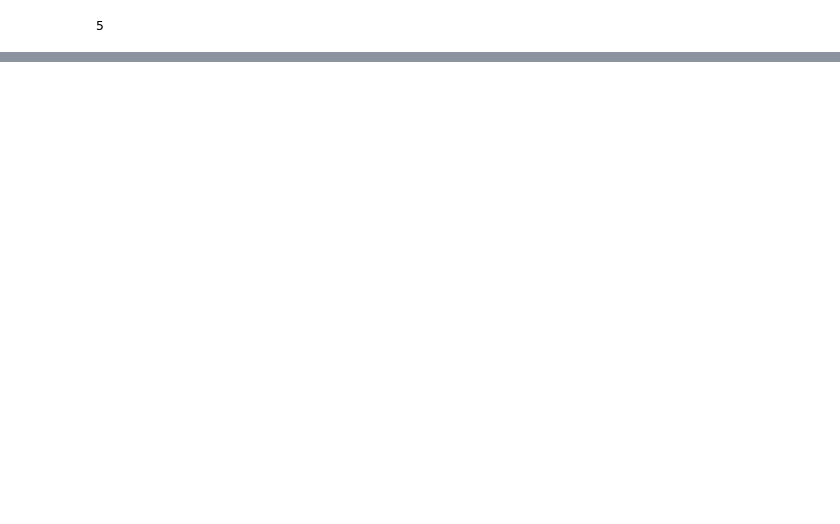
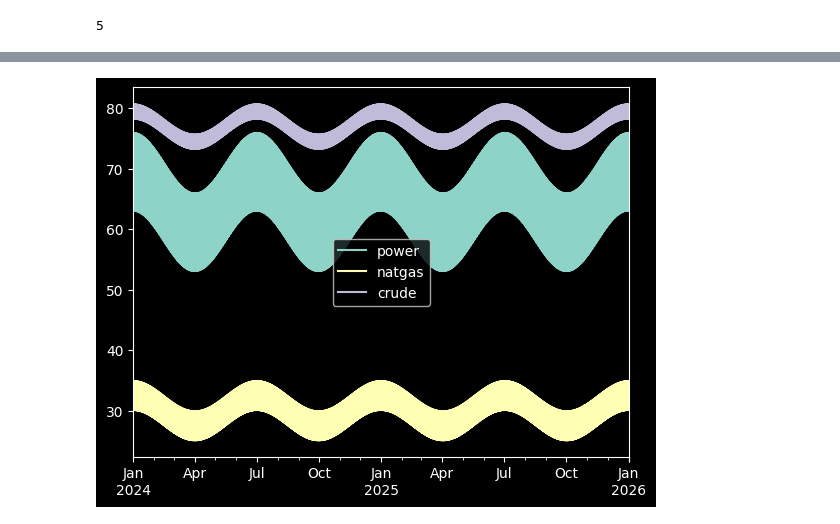
Before and after one commit to miller-moore/commodity-trading, a Jupyter notebook: notebooks/test.ipynb, the cells around one changed output, grey strips where cells are left out. Cells and saved outputs as stored; diff of their text form; code cells hidden in the pictures; blank space fills up the shorter version.

```diff
--- a/notebooks/test.ipynb
+++ b/notebooks/test.ipynb
@@ -113,0 +120,9 @@ DatetimeIndex(['2024-10-27 00:00:00+01:00', '2024-10-27 00:30:00+01:00',
+# %%
+df_prices = pd.DataFrame()
+for date in pd.date_range("2024-01-01", "2026-01-01", freq='D'):
+    df_prices = pd.concat([df_prices, get_commodity_price_series(date.strftime("%Y-%m-%d"), "GB",granularity="hourly",seed=42)])
+# %%
+df_prices.plot()
+plt.show()
+# %% [output]
+[figure, added]
```
Also changed, not shown: parts of 9 cells of this notebook.
